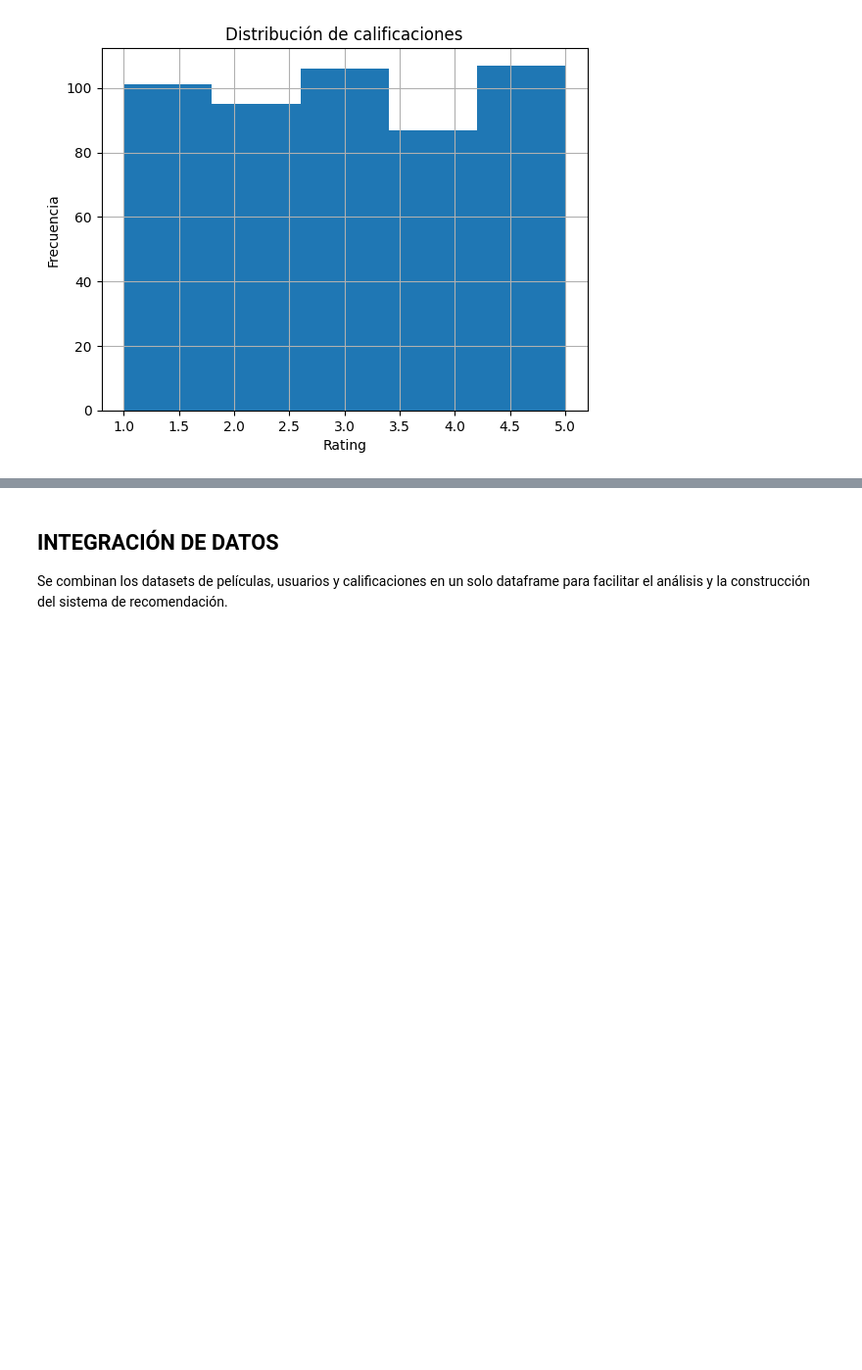
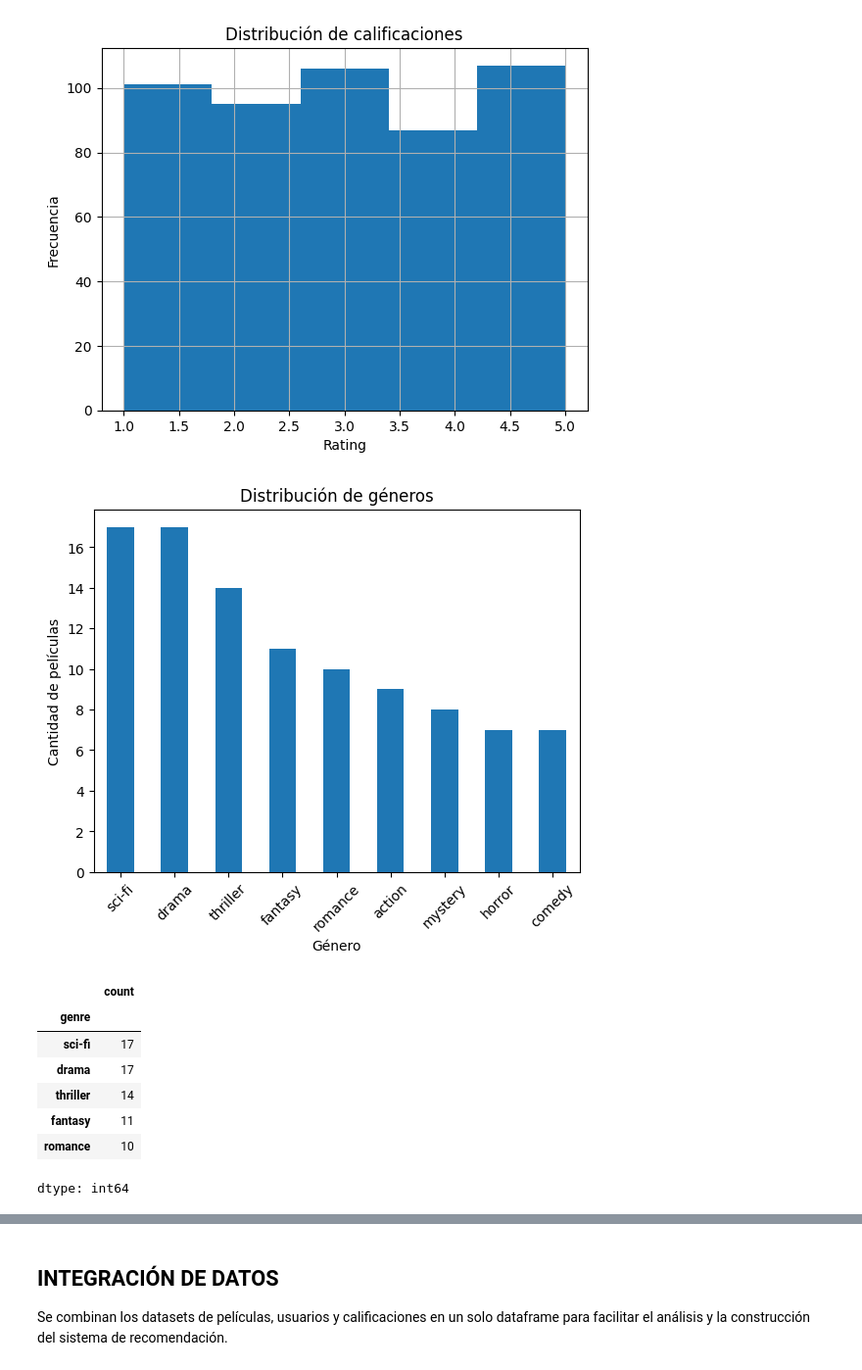
Before and after one commit to juanpuerto23/Proyecto_IA, a Jupyter notebook: Proyecto_IA_1er_Parcial.ipynb, the cells around one changed output, grey strips where cells are left out. Shown at 98% size. Saved outputs shown, nothing was run; the diff lists cells and outputs as text; code cells hidden in the pictures; blank space fills up the shorter version.

```diff
--- a/Proyecto_IA_1er_Parcial.ipynb
+++ b/Proyecto_IA_1er_Parcial.ipynb
@@ -178,3 +177,24 @@ plt.show()
 Número de usuarios: 50
 Número de películas: 99
 [figure]
+# %%
+# Distribución de generos
+movies_clean['genre'].value_counts().plot(kind='bar')
+plt.title("Distribución de géneros")
+plt.xlabel("Género")
+plt.ylabel("Cantidad de películas")
+plt.xticks(rotation=45)
+plt.show()
+
+# Top generos
+movies_clean['genre'].value_counts().head(5)
+# %% [output]
+[figure, added]
+|  | count |
+| genre |  |
+| sci-fi | 17 |
+| drama | 17 |
+| thriller | 14 |
+| fantasy | 11 |
+| romance | 10 |
+dtype: int64
```
Also changed, not shown: parts of 10 cells of this notebook.
